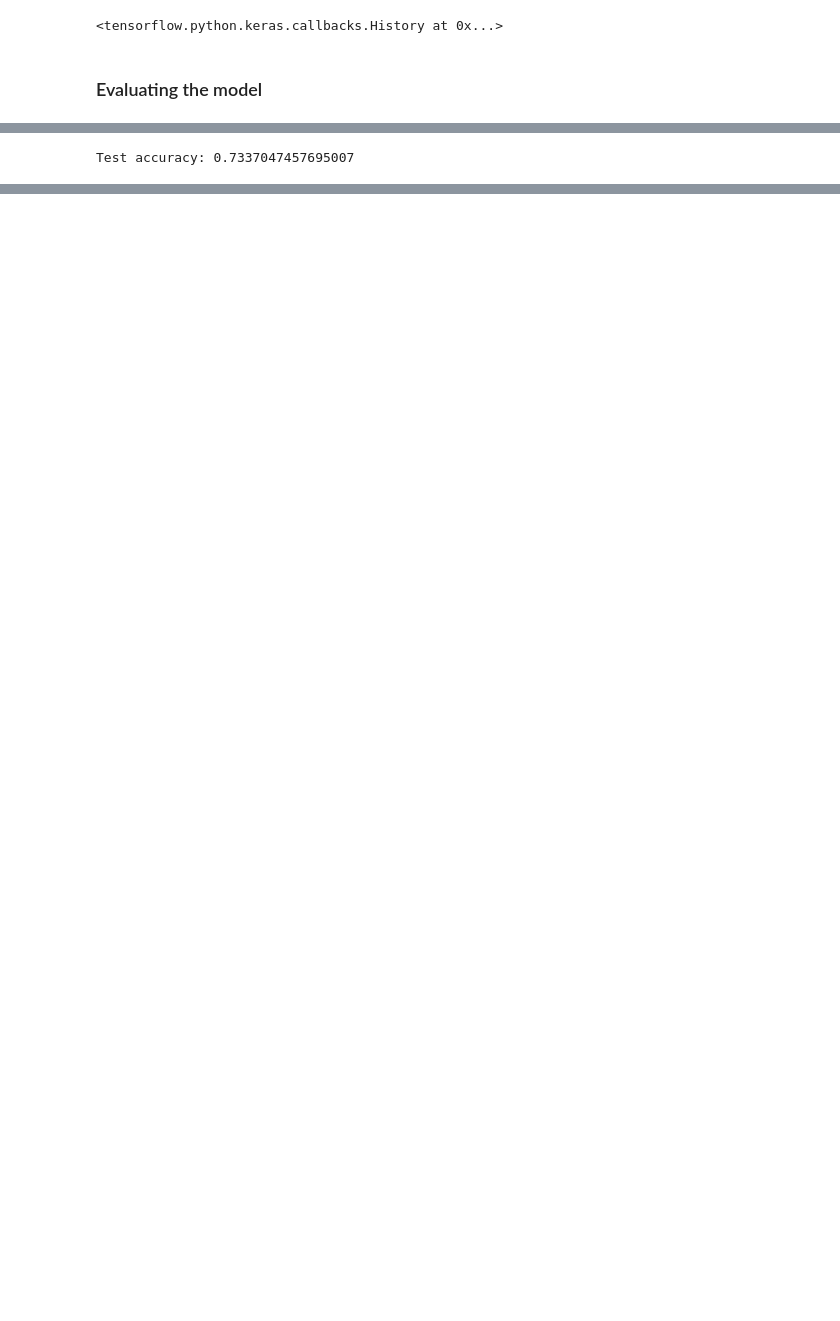
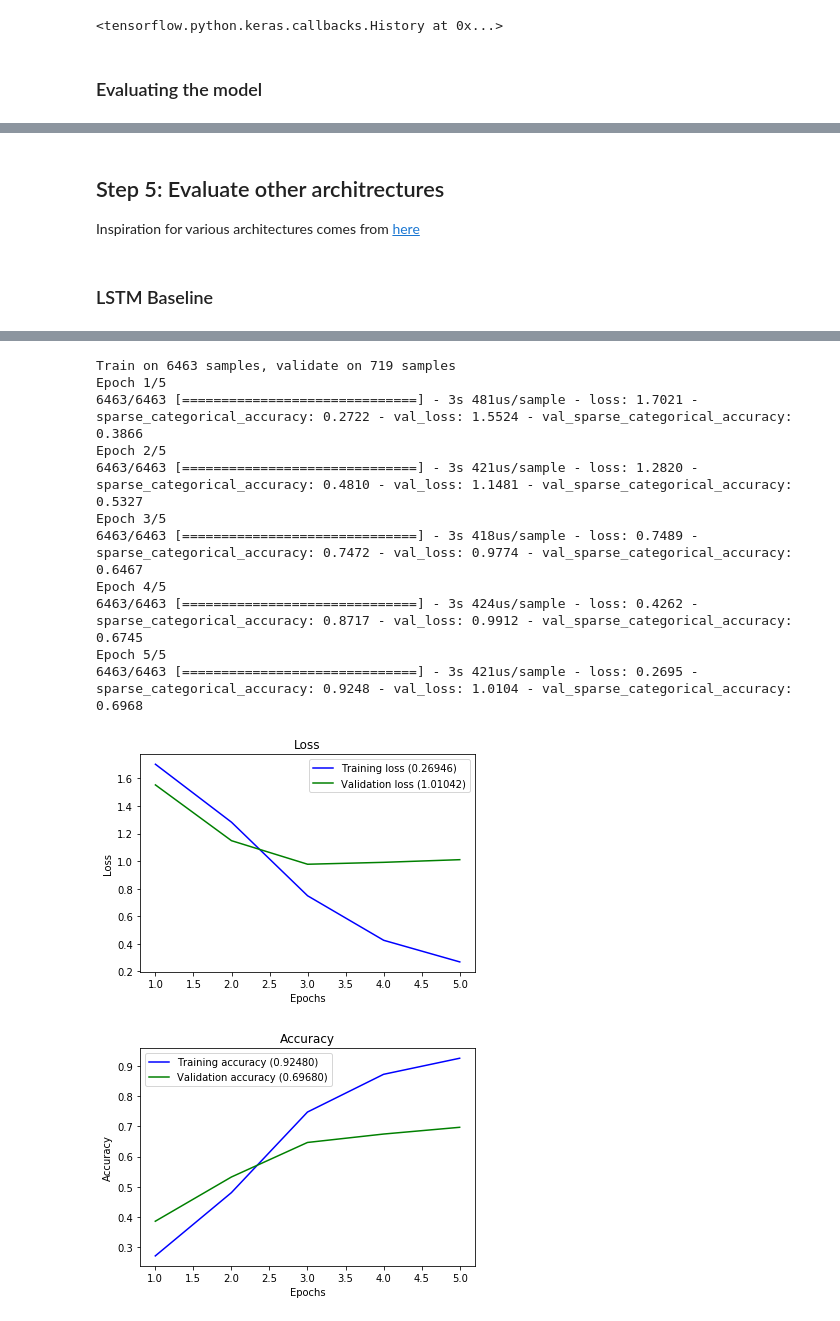
Before and after one commit to mallibus/DSS-NLP-challenge, a Jupyter notebook: DSS_NLP_Challenge_Recurrent_Neural_Network_in_TensorFlow_2_0.ipynb, the cells around one changed output, grey strips where cells are left out. Drawn from its saved outputs; the diff is of its cells as text; code cells hidden in the pictures; blank space fills up the shorter version.

Commit message:
Comparison across models and save model

```diff
--- a/DSS_NLP_Challenge_Recurrent_Neural_Network_in_TensorFlow_2_0.ipynb
+++ b/DSS_NLP_Challenge_Recurrent_Neural_Network_in_TensorFlow_2_0.ipynb
@@ -41,5 +90,8 @@ Enter your authorization code:
 ··········
 Mounted at /content/drive
 # %%
+#Dataset Path will be used for models saving as well
+
 dataset_path = "/content/drive/My Drive/AIML/Projects/DSS-NLP-challenge/dataset/wiki/"
-dataset_file = "dss_wiki_02000_20K1.json"
+dataset_name = "dss_wiki_02000_20K1"
+dataset_file = dataset_name+".json"
@@ -198,5 +234,5 @@ _________________________________________________________________
 # %% [markdown]
 ### Training the model
 # %%
-model.fit(X_train_p, y_train, epochs=5, batch_size=128)
+model.fit(X_train_p, y_train, epochs=5, batch_size=16,validation_split=0.1)
 # %% [output]
@@ -220,4 +258,6 @@ test_loss, test_acurracy = model.evaluate(X_test_p, y_test)
-# %%
-print("Test accuracy: {}".format(test_acurracy))
-# %% [output]
-Test accuracy: 0.7337047457695007
+# %% [markdown]
+## Step 5: Evaluate other architrectures
+
+Inspiration for various architectures comes from [here](https://realpython.com/python-keras-text-classification/#convolutional-neural-networks-cnn)
+# %% [markdown]
+###  LSTM Baseline
@@ -224,7 +266,7 @@ Test accuracy: 0.7337047457695007
 # %%
-#model = tf.keras.Sequential()
-#model.add(tf.keras.layers.Embedding(input_dim=number_of_words, output_dim=128, input_shape=(X_train_p.shape[1],)))
-#model.add(tf.keras.layers.LSTM(units=128, activation='tanh'))
+model = tf.keras.Sequential()
+model.add(tf.keras.layers.Embedding(input_dim=number_of_words, output_dim=128, input_shape=(X_train_p.shape[1],)))
+model.add(tf.keras.layers.LSTM(units=128, activation='tanh'))
 #model.add(tf.keras.layers.GlobalAveragePooling1D())
 #model.add(tf.keras.layers.Dense(units=128, activation='relu'))
 #model.add(tf.keras.layers.BatchNormalization())
@@ -233,7 +275,10 @@ Test accuracy: 0.7337047457695007
 #model.add(tf.keras.layers.BatchNormalization())
 #model.add(tf.keras.layers.Dropout(0.2))
 #model.add(tf.keras.layers.Dense(units=1, activation='sigmoid'))
-#model.compile(optimizer='rmsprop', loss='binary_crossentropy', metrics=['accuracy'])
-#model.fit(X_train_p, y_train, epochs=3, batch_size=128)
-#test_loss, test_acurracy = model.evaluate(X_test_p, y_test)
-#print("Test accuracy: {}".format(test_acurracy))
+model.add(tf.keras.layers.Dense(units=len(ylabels), activation='softmax'))
+model.compile(optimizer='adam', loss='sparse_categorical_crossentropy', metrics=['sparse_categorical_accuracy'])
+history = model.fit(X_train_p, y_train, epochs=5, batch_size=128,validation_split=0.1)
+plot_history(history)
+test_loss, test_acurracy = model.evaluate(X_test_p, y_test)
+print("Test accuracy: {}".format(test_acurracy))
+# %% [output]
@@ -239,0 +286,13 @@ Test accuracy: 0.7337047457695007
+Train on 6463 samples, validate on 719 samples
+Epoch 1/5
+6463/6463 [==============================] - 3s 481us/sample - loss: 1.7021 - sparse_categorical_accuracy: 0.2722 - val_loss: 1.5524 - val_sparse_categorical_accuracy: 0.3866
+Epoch 2/5
+6463/6463 [==============================] - 3s 421us/sample - loss: 1.2820 - sparse_categorical_accuracy: 0.4810 - val_loss: 1.1481 - val_sparse_categorical_accuracy: 0.5327
+Epoch 3/5
+6463/6463 [==============================] - 3s 418us/sample - loss: 0.7489 - sparse_categorical_accuracy: 0.7472 - val_loss: 0.9774 - val_sparse_categorical_accuracy: 0.6467
+Epoch 4/5
+6463/6463 [==============================] - 3s 424us/sample - loss: 0.4262 - sparse_categorical_accuracy: 0.8717 - val_loss: 0.9912 - val_sparse_categorical_accuracy: 0.6745
+Epoch 5/5
+6463/6463 [==============================] - 3s 421us/sample - loss: 0.2695 - sparse_categorical_accuracy: 0.9248 - val_loss: 1.0104 - val_sparse_categorical_accuracy: 0.6968
+[figure, added]
+[figure, added]
```
Also changed, not shown: parts of 35 cells of this notebook.
